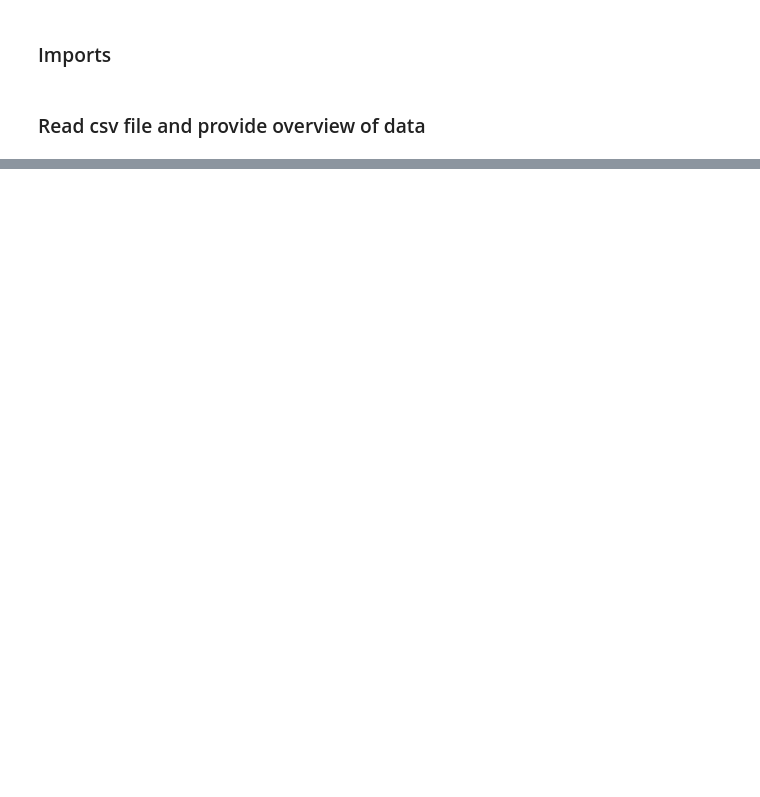
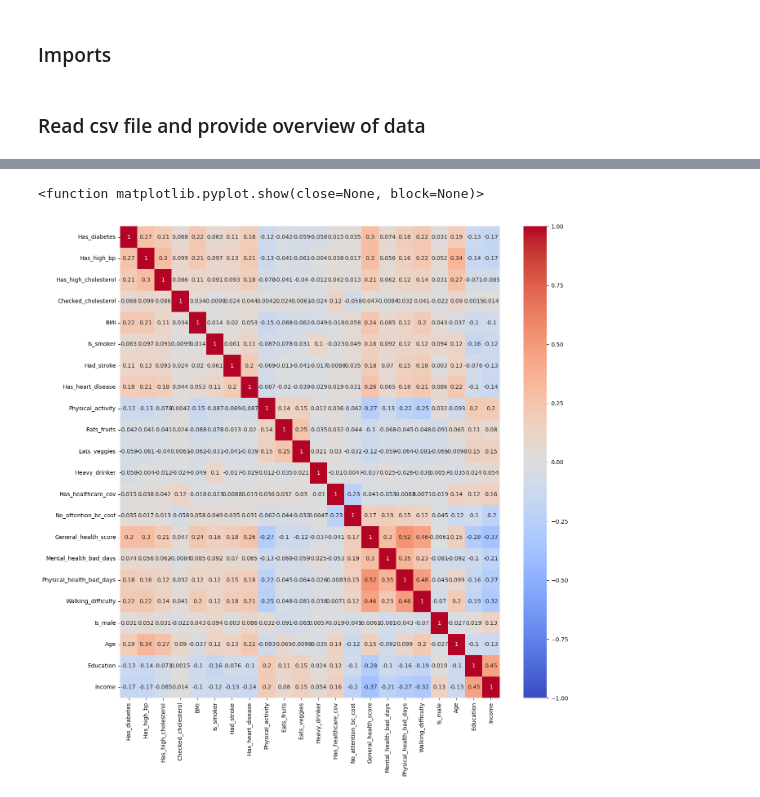
Before and after one commit to diego2017/capstone_disease_predictor, a Jupyter notebook: notebooks/02-eda.ipynb, the cells around one changed output, grey strips where cells are left out. Saved outputs shown, nothing was run; the diff lists cells and outputs as text; code cells hidden in the pictures; blank space fills up the shorter version.

```diff
--- a/notebooks/02-eda.ipynb
+++ b/notebooks/02-eda.ipynb
@@ -54,2 +323,11 @@ There are no missing values in this column.
+# %%
+# Plot the correlation matrix as a heatmap to make it more readable
+
+plt.figure(figsize=(15,15))
+sns.heatmap(df_cleaned.corr(), annot=True, center=0, cmap='coolwarm', vmin=-1, vmax=1)
+plt.show
+# %% [output]
+<function matplotlib.pyplot.show(close=None, block=None)>
+[figure, added]
 # %% [markdown]
  <placeholder for data dictionary >
```
Also changed, not shown: parts of 19 cells of this notebook.
